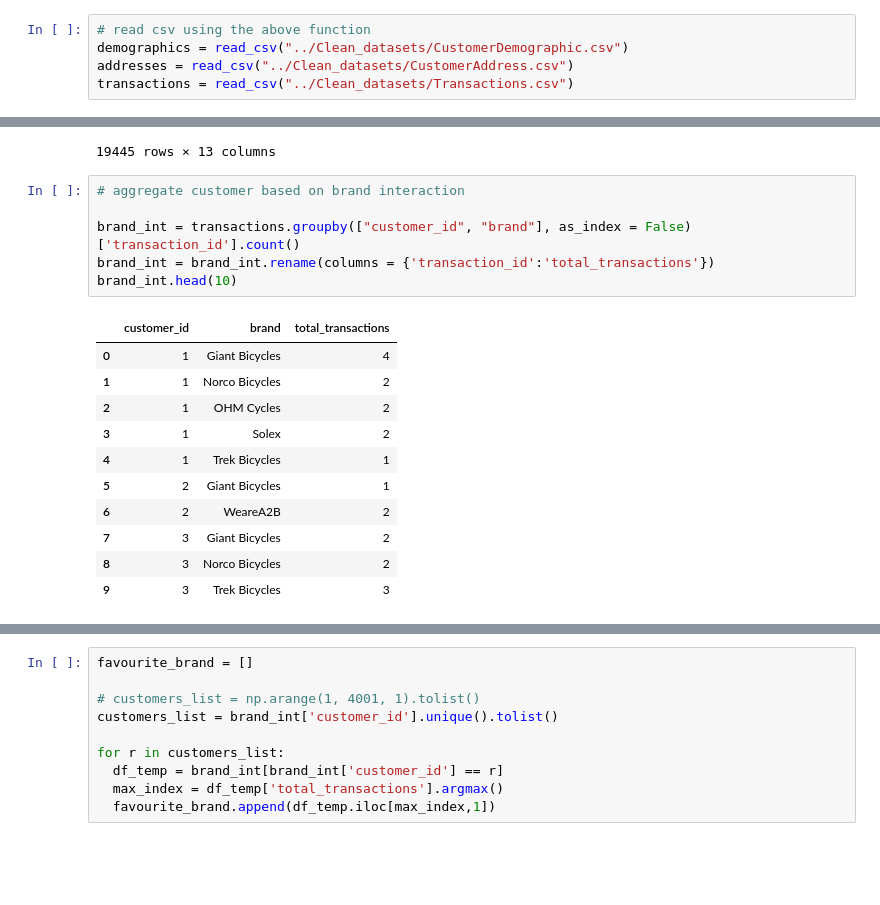
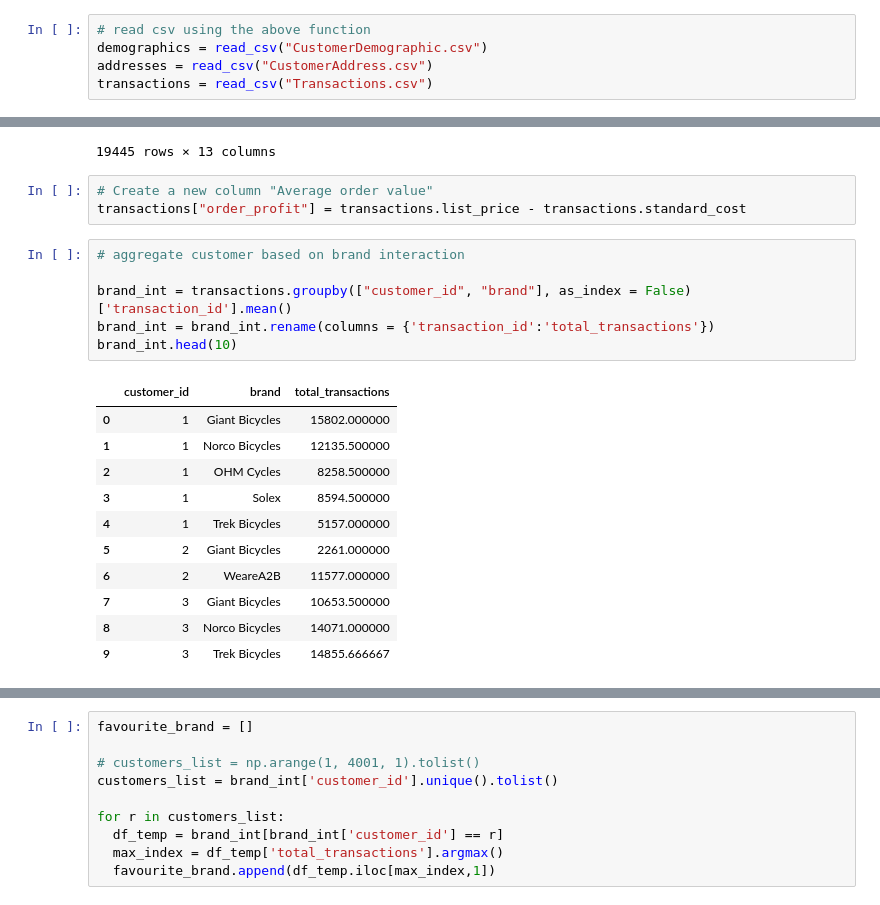
Before and after one commit to Navyhoang/KPMG_Virtual_Internship_Challenge, a Jupyter notebook: Results/FeaturesEng_ModelDevelopment.ipynb, the cells around one changed output, grey strips where cells are left out. Drawn from its saved outputs; the diff is of its cells as text; blank space fills up the shorter version.

```diff
--- a/Results/FeaturesEng_ModelDevelopment.ipynb
+++ b/Results/FeaturesEng_ModelDevelopment.ipynb
@@ -26,9 +30,9 @@ def read_csv(path):
 # Load datasets
 # %%
 # read csv using the above function
-demographics = read_csv("../Clean_datasets/CustomerDemographic.csv")
-addresses = read_csv("../Clean_datasets/CustomerAddress.csv")
-transactions = read_csv("../Clean_datasets/Transactions.csv")
+demographics = read_csv("CustomerDemographic.csv")
+addresses = read_csv("CustomerAddress.csv")
+transactions = read_csv("Transactions.csv")
 # %%
 demographics.head(1)
 # %% [output]
@@ -365,24 +441,27 @@ transactions
 | 19443 | 19999 | 6 | 2764 | 2017-07-03 | 0.0 | OHM Cycles | Standard | ... |
 | 19444 | 20000 | 11 | 1144 | 2017-09-22 | 1.0 | Trek Bicycles | Standard | ... |
 19445 rows × 13 columns
+# %%
+# Create a new column "Average order value"
+transactions["order_profit"] = transactions.list_price - transactions.standard_cost
 # %%
 # aggregate customer based on brand interaction
 
-brand_int = transactions.groupby(["customer_id", "brand"], as_index = False)['transaction_id'].count()
+brand_int = transactions.groupby(["customer_id", "brand"], as_index = False)['transaction_id'].mean()
 brand_int = brand_int.rename(columns = {'transaction_id':'total_transactions'})
 brand_int.head(10)
 # %% [output]
 |  | customer_id | brand | total_transactions |
-| 0 | 1 | Giant Bicycles | 4 |
-| 1 | 1 | Norco Bicycles | 2 |
-| 2 | 1 | OHM Cycles | 2 |
-| 3 | 1 | Solex | 2 |
-| 4 | 1 | Trek Bicycles | 1 |
-| 5 | 2 | Giant Bicycles | 1 |
-| 6 | 2 | WeareA2B | 2 |
-| 7 | 3 | Giant Bicycles | 2 |
-| 8 | 3 | Norco Bicycles | 2 |
-| 9 | 3 | Trek Bicycles | 3 |
+| 0 | 1 | Giant Bicycles | 15802.000000 |
+| 1 | 1 | Norco Bicycles | 12135.500000 |
+| 2 | 1 | OHM Cycles | 8258.500000 |
+| 3 | 1 | Solex | 8594.500000 |
+| 4 | 1 | Trek Bicycles | 5157.000000 |
+| 5 | 2 | Giant Bicycles | 2261.000000 |
+| 6 | 2 | WeareA2B | 11577.000000 |
+| 7 | 3 | Giant Bicycles | 10653.500000 |
+| 8 | 3 | Norco Bicycles | 14071.000000 |
+| 9 | 3 | Trek Bicycles | 14855.666667 |
 # %%
 brand_int.dtypes
 # %% [output]
```
Also changed, not shown: parts of 88 cells of this notebook.
